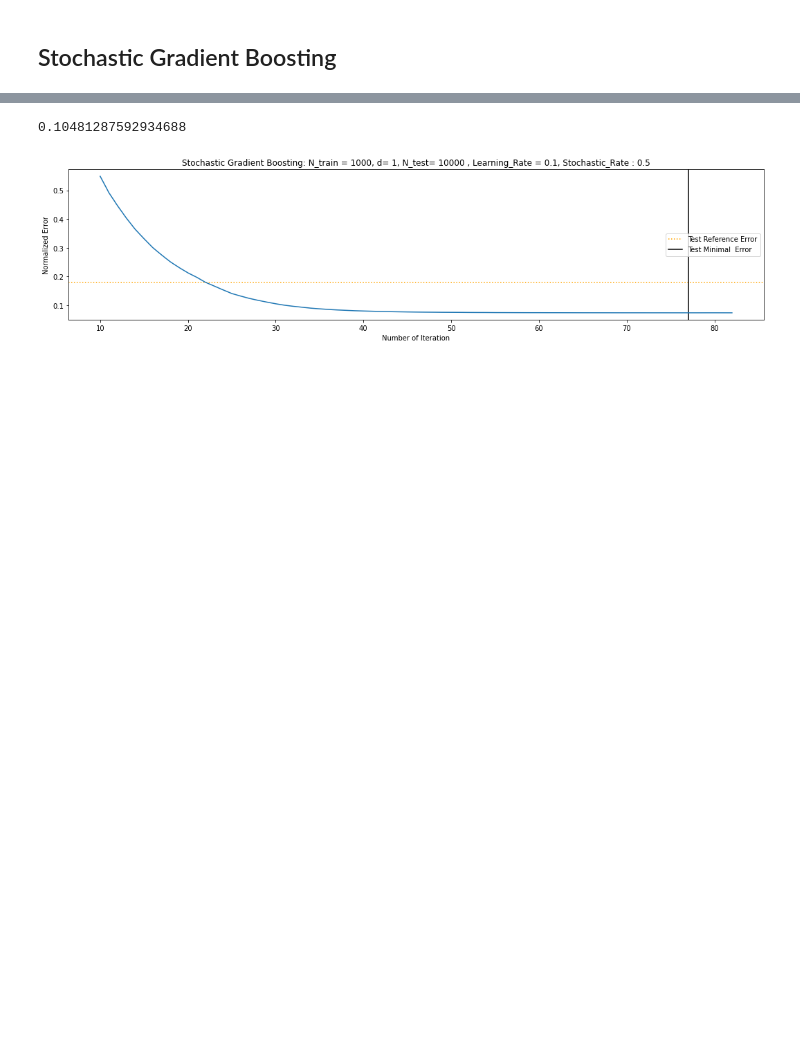
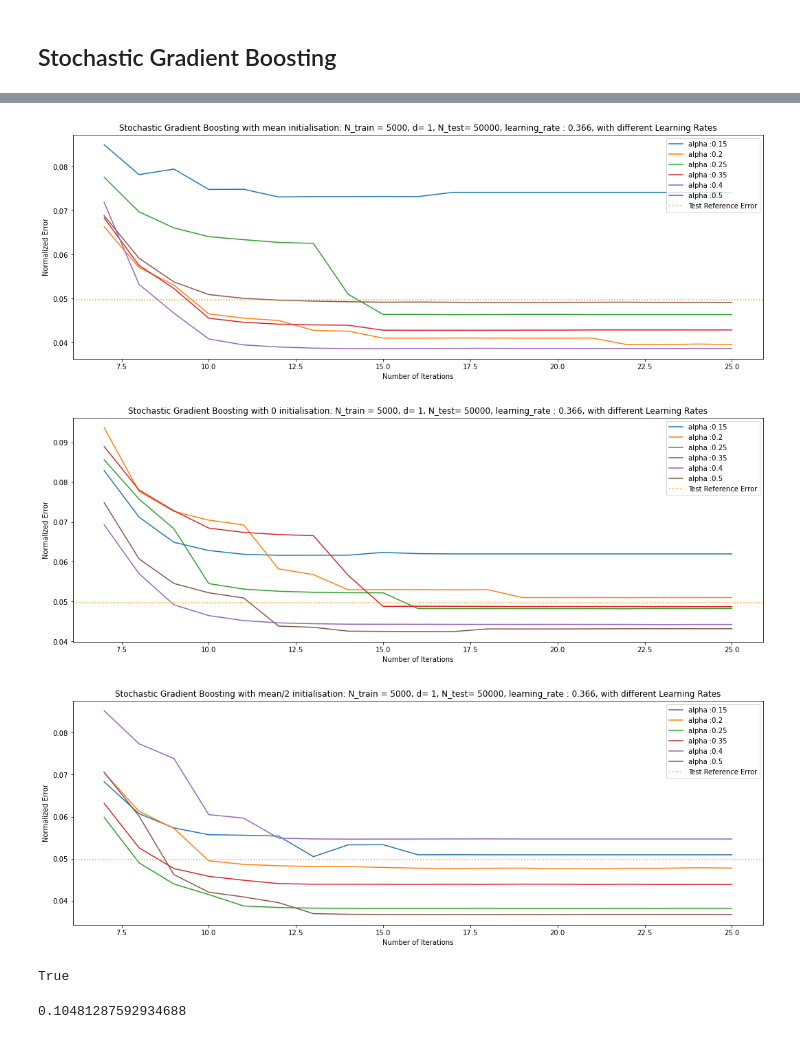
Before and after one commit to tlpss/ML-Project2, a Jupyter notebook: notebooks/#0008_Ensemble_Stochastic_Gradient_Boosting.ipynb, the cells around one changed output, grey strips where cells are left out. Drawn from its saved outputs; the diff is of its cells as text; code cells hidden in the pictures; blank space fills up the shorter version.

```diff
--- a/notebooks/#0008_Ensemble_Stochastic_Gradient_Boosting.ipynb
+++ b/notebooks/#0008_Ensemble_Stochastic_Gradient_Boosting.ipynb
@@ -21,12 +21,13 @@ from visualisations import *
 # %%
 np.random.seed(2020)
 # %%
-N_train = 1000
-N_test = 10000
+N_train = 5000
+N_test = 50000
 Epsilon  = 1e-6
 Max_Iter = 50
 Learning_Rate = 0.366
-Ratio = 0.15
+Ratio = 0.4
+ratios = [0.15, 0.2, 0.25, 0.35, 0.4, 0.5]
 d = 1
 T = 2
 # %%
@@ -349,10 +333,14 @@ For iteration number 28, the test error increased , test error : 0.1126181250521
 # %%
 learning_rates = np.linspace(0.1, 0.5 , num=10)
 # %%
-models = dict((val, []) for val in range(len(learning_rates)))
-train_errors = dict((val, []) for val in range(len(learning_rates)))
-test_errors = dict((val, []) for val in range(len(learning_rates)))
-min_errors = dict((val, []) for val in range(len(learning_rates)))
+def Stoch_Grad_Boosting_per_ratio(ratios, model, X_train, y_train, X_test, y_test, Epsilon, kernel, Max_Iter):
+    models = dict((val, []) for val in range(len(ratios)))
+    train_errors = dict((val, []) for val in range(len(ratios)))
+    test_errors = dict((val, []) for val in range(len(ratios)))
+    min_errors = dict((val, []) for val in range(len(ratios)))
 
-for i in range(len(learning_rates)) :
-    models[i], train_errors[i], test_errors[i], min_errors[i] = Stochastic_Gradient_Boosting(np.copy(Flattened_X_train), np.copy(y_train), np.copy(Flattened_X_test), np.copy(y_test), Max_Iter, (float("inf"), float("inf")), 5, kernel, learning_rates[i], Epsilon, round(Flattened_X_train.shape[0]*Ratio))
+    for i in range(len(ratios)) :
+        print(f"Starting evaluation for ratio {ratios[i]}:")
+        models[i], train_errors[i], test_errors[i], min_errors[i] = model(X_train, y_train, X_test, y_test, Max_Iter, (float("inf"), float("inf")), 5, kernel, 0.366, Epsilon, round(X_train.shape[0]*ratios[i]))
+
+    return test_errors
@@ -446,0 +347,4 @@ plt.show()
+# %%
+test_errors = Stoch_Grad_Boosting_per_ratio(ratios, Stochastic_Gradient_Boosting, np.copy(Flattened_X_train), np.copy(y_train), np.copy(Flattened_X_test), np.copy(y_test), Epsilon, kernel, Max_Iter)
+test_errors_0 = Stoch_Grad_Boosting_per_ratio(ratios, Stochastic_Gradient_Boosting_0, np.copy(Flattened_X_train), np.copy(y_train), np.copy(Flattened_X_test), np.copy(y_test), Epsilon, kernel, Max_Iter)
+test_errors_1 = Stoch_Grad_Boosting_per_ratio(ratios, Stochastic_Gradient_Boosting_1, np.copy(Flattened_X_train), np.copy(y_train), np.copy(Flattened_X_test), np.copy(y_test), Epsilon, kernel, Max_Iter)
@@ -446,0 +478,8 @@ plt.show()
+# %%
+plot_errors(test_errors,ratios, N_train, d, N_test, Learning_Rate, Max_Iter, 'mean')
+plot_errors(test_errors_0,ratios, N_train, d, N_test, Learning_Rate, Max_Iter, '0')
+plot_errors(test_errors_1,ratios, N_train, d, N_test, Learning_Rate, Max_Iter, 'mean/2')
+# %% [output]
+[figure, added]
+[figure, added]
+[figure, added]
@@ -447,19 +493,10 @@ plt.show()
+# %%
+a==test_errors
+# %% [output]
+True
 # %%
 Stochastic_Boost_error = min_error[0]
 # %%
 test_reference_error-Stochastic_Boost_error
 # %% [output]
 0.10481287592934688
-# %%
-plt.figure(figsize = (18, 4))
-plt.axhline(test_reference_error, ls=':', color = 'orange', label = 'Test Reference Error')
-plt.axvline(min_error[1], ls='-', color = 'k', label = 'Test Minimal  Error')
-plt.plot(np.arange(10,len(test_error[:])) , test_error[10:])
-plt.title(f"Stochastic Gradient Boosting: N_train = {N_train}, d= {d}, N_test= {N_test} , Learning_Rate = {Learning_Rate}, Stochastic_Rate : {Ratio}")
-plt.xlabel("Number of Iteration")
-
-plt.ylabel("Normalized Error")
-plt.legend(loc='center right')
-plt.show()
-# %% [output]
-[figure, removed]
```
Also changed, not shown: parts of 16 cells of this notebook, 4 other files.
